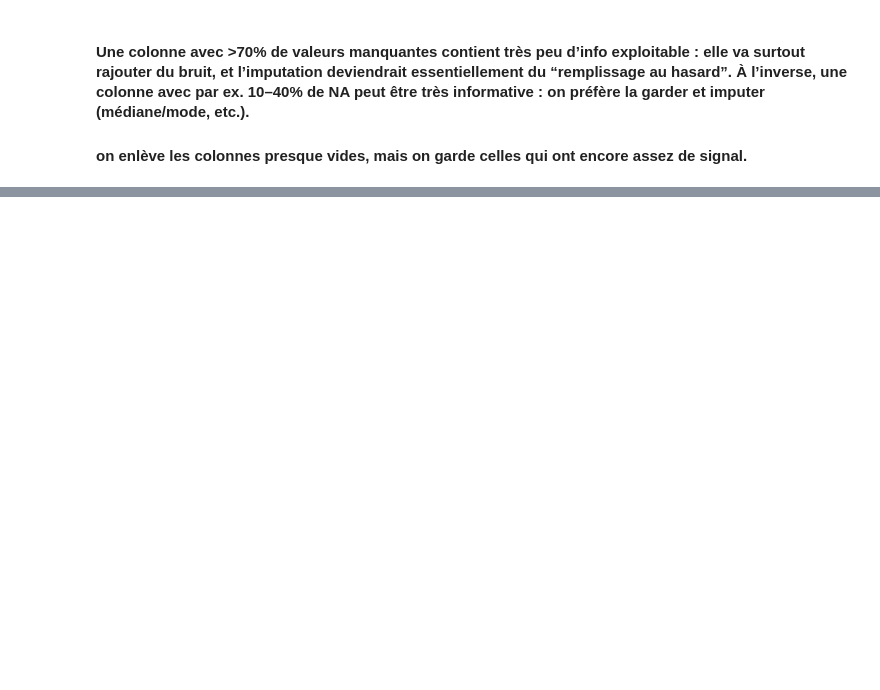
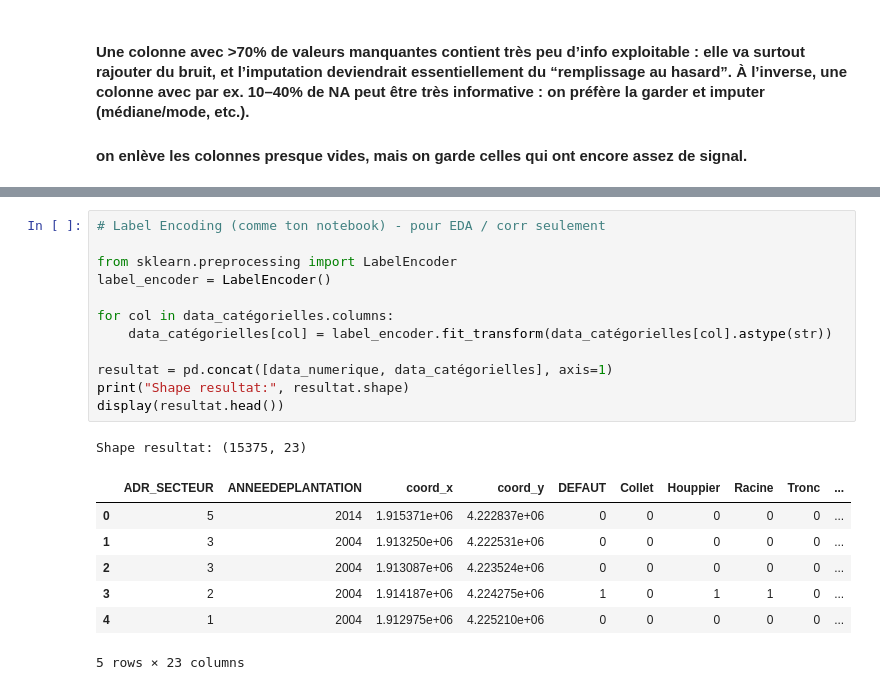
Before and after one commit to mohoualiamrouni/FDEC_Project, a Jupyter notebook: FDEC_notebook.ipynb, the cells around one changed output, grey strips where cells are left out. Saved outputs shown, nothing was run; the diff lists cells and outputs as text; blank space fills up the shorter version.

```diff
--- a/FDEC_notebook.ipynb
+++ b/FDEC_notebook.ipynb
@@ -167,0 +184,21 @@ Shape après suppression >70% NA: (15375, 23)
+# %%
+# Label Encoding (comme ton notebook) - pour EDA / corr seulement
+
+from sklearn.preprocessing import LabelEncoder
+label_encoder = LabelEncoder()
+
+for col in data_catégorielles.columns:
+    data_catégorielles[col] = label_encoder.fit_transform(data_catégorielles[col].astype(str))
+
+resultat = pd.concat([data_numerique, data_catégorielles], axis=1)
+print("Shape resultat:", resultat.shape)
+display(resultat.head())
+# %% [output]
+Shape resultat: (15375, 23)
+|  | ADR_SECTEUR | ANNEEDEPLANTATION | coord_x | coord_y | DEFAUT | Collet | Houppier | Racine | Tronc | ... |
+| 0 | 5 | 2014 | 1.915371e+06 | 4.222837e+06 | 0 | 0 | 0 | 0 | 0 | ... |
+| 1 | 3 | 2004 | 1.913250e+06 | 4.222531e+06 | 0 | 0 | 0 | 0 | 0 | ... |
+| 2 | 3 | 2004 | 1.913087e+06 | 4.223524e+06 | 0 | 0 | 0 | 0 | 0 | ... |
+| 3 | 2 | 2004 | 1.914187e+06 | 4.224275e+06 | 1 | 0 | 1 | 1 | 0 | ... |
+| 4 | 1 | 2004 | 1.912975e+06 | 4.225210e+06 | 0 | 0 | 0 | 0 | 0 | ... |
+5 rows × 23 columns
```
Also changed, not shown: parts of 2 cells of this notebook.
